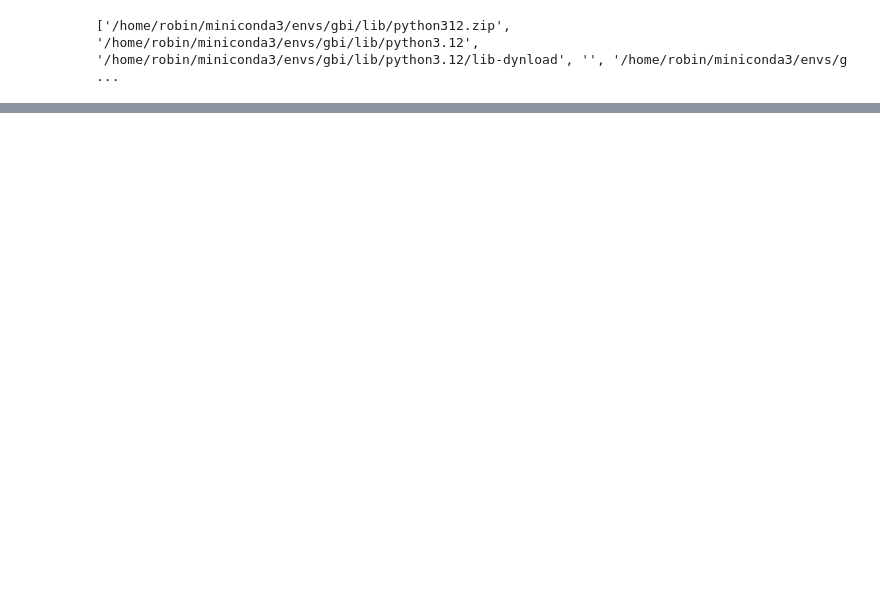
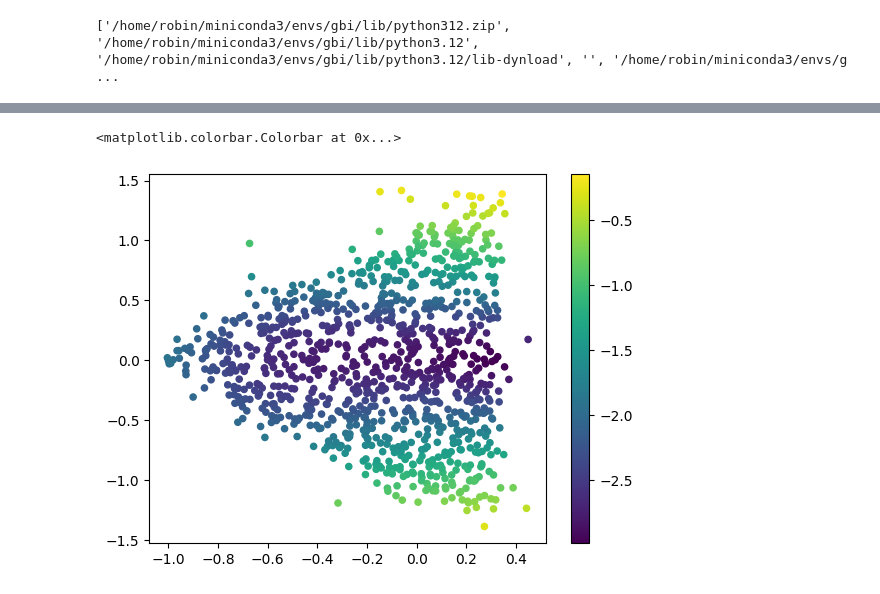
Before and after one commit to mackelab/neuralgbi_diffusion, a Jupyter notebook: notebooks/guidance_check.ipynb, the cells around one changed output, grey strips where cells are left out. Cells and saved outputs as stored; diff of their text form; code cells hidden in the pictures; blank space fills up the shorter version.

```diff
--- a/notebooks/guidance_check.ipynb
+++ b/notebooks/guidance_check.ipynb
@@ -31,0 +80,21 @@ x_o, theta = load_observed_data(observed_data_file)
+# %%
+time_repr = guidance_model.get_diff_time_repr(np.ones(1) * T)
+criterion = SBICriterion()
+mean_dist = []
+for x, theta in tqdm(zip(x_o, thetas)):
+    likelihood = guidance_model.forward(theta[None], x_o[None], time_repr).detach().numpy()
+    likelihood = likelihood[0, :, 0]
+    # likelihood = np.exp(-likelihood[0, :, 0])
+    gt_distance = criterion.sample_distance(x[None], x_o[None]).detach().numpy()
+    gt_distance = gt_distance[0]
+    # gt_likelihood = np.exp(-ground_truth_distance[0])
+    # print(likelihood.shape, ground_truth_distance.shape)
+    # plt.scatter(*x, c="r", label="ground truth")
+    # plt.scatter(*x_o.detach().numpy().T, c=gt_distance, s=15, label="observed data", vmin=0, vmax=1)
+    mean_dist.append(np.mean(np.square(likelihood - gt_distance)).item())
+
+plt.scatter(*x_o.detach().numpy().T, c=np.log(mean_dist), s=20)
+plt.colorbar()
+# %% [output]
+<matplotlib.colorbar.Colorbar at 0x...>
+[figure, added]
```
Also changed, not shown: parts of 12 cells of this notebook, 1 other file.
